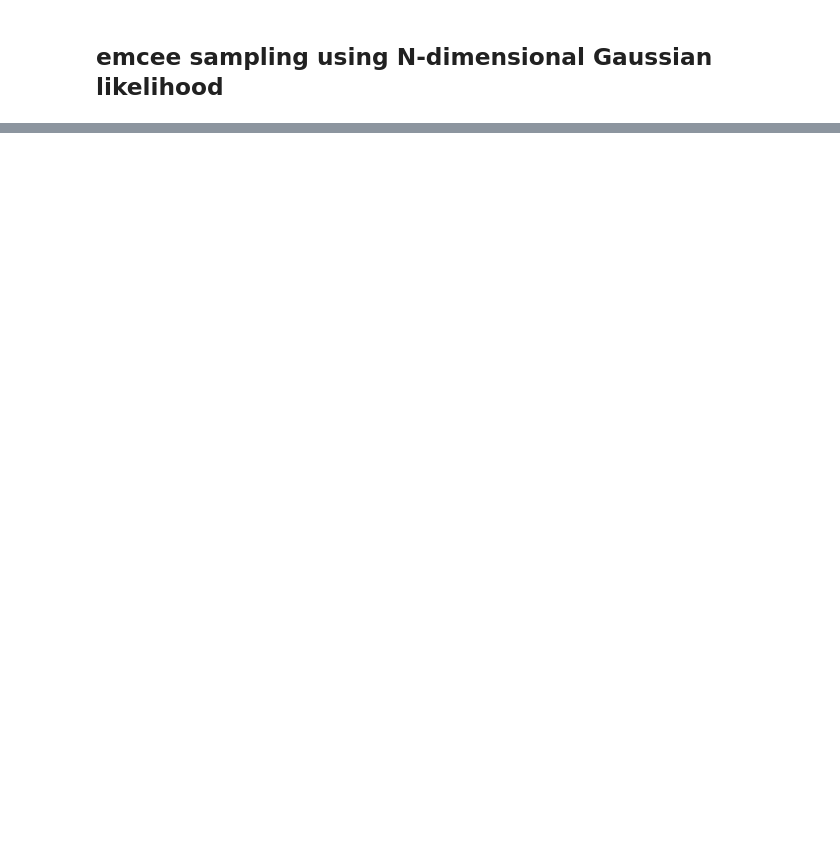
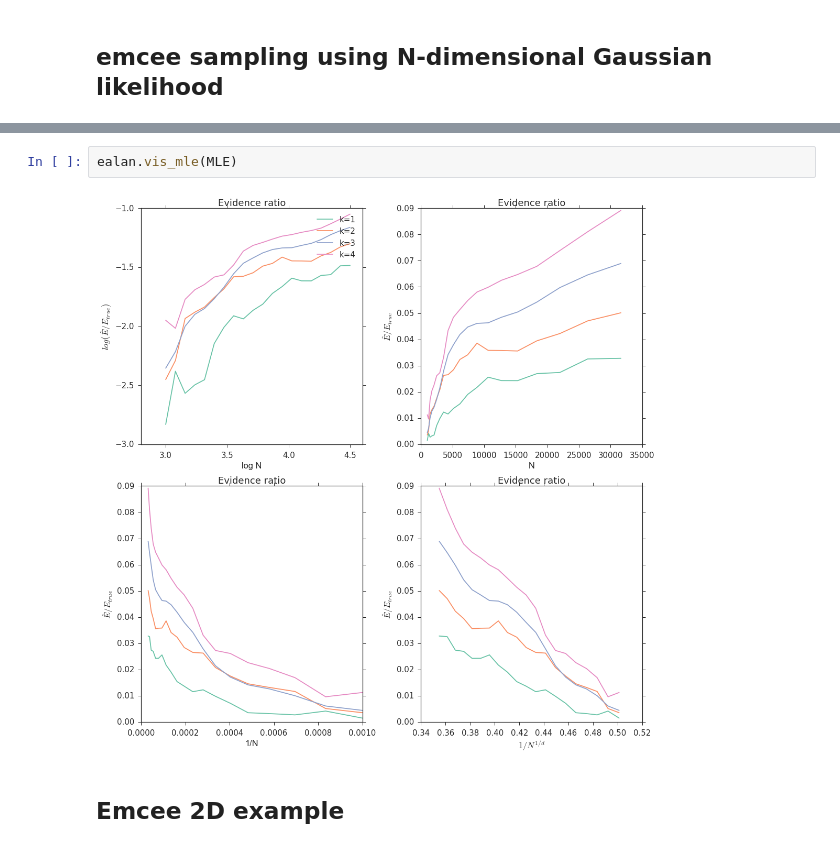
Before and after one commit to yabebalFantaye/BayesSchool2016, a Jupyter notebook: mcmc_samplers.ipynb, the cells around one changed output, grey strips where cells are left out. Saved outputs shown, nothing was run; the diff lists cells and outputs as text; blank space fills up the shorter version.

```diff
--- a/mcmc_samplers.ipynb
+++ b/mcmc_samplers.ipynb
@@ -466,0 +159,6 @@ figure = corner.corner(data, labels=[r"$x$", r"$y$", r"$\log \alpha$", r"$\Gamma
+# %%
+ealan.vis_mle(MLE)
+# %% [output]
+[figure, added]
+# %% [markdown]
+## Emcee 2D example
```
Also changed, not shown: parts of 20 cells of this notebook, 3 other files.
